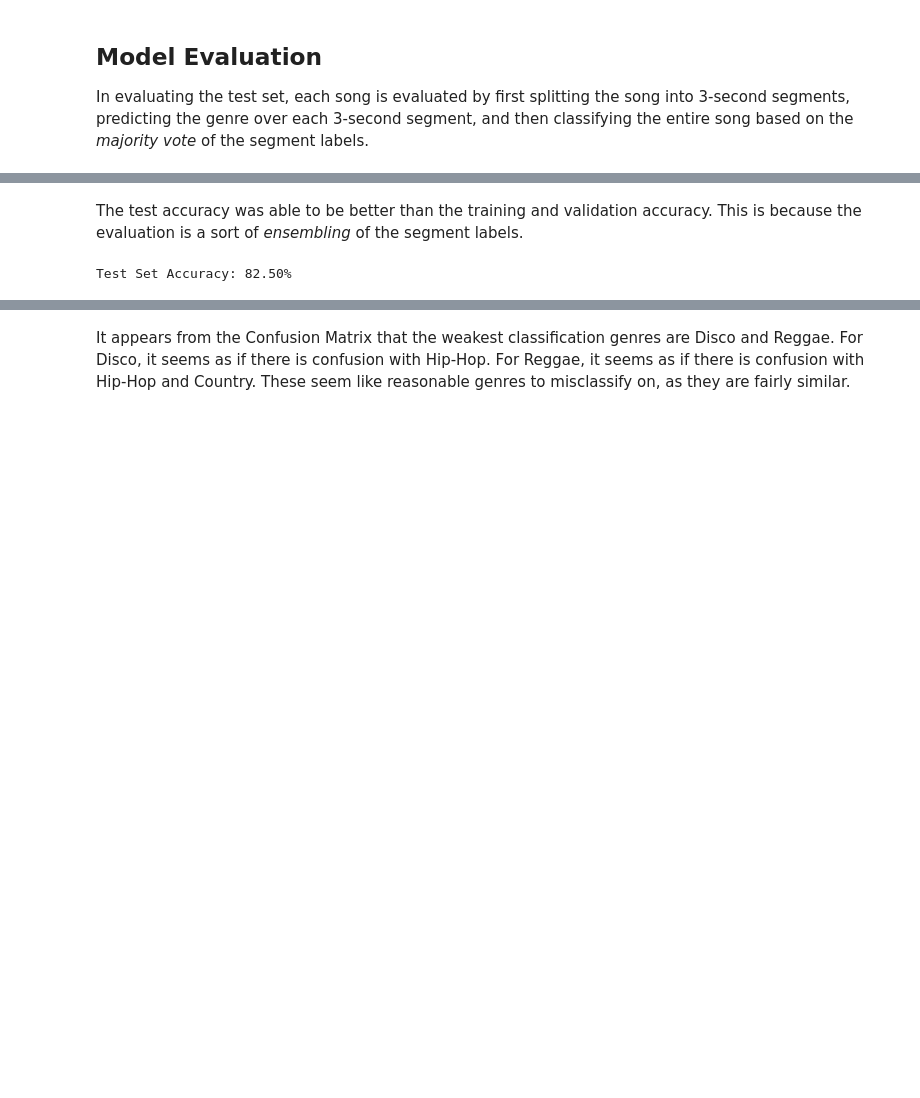
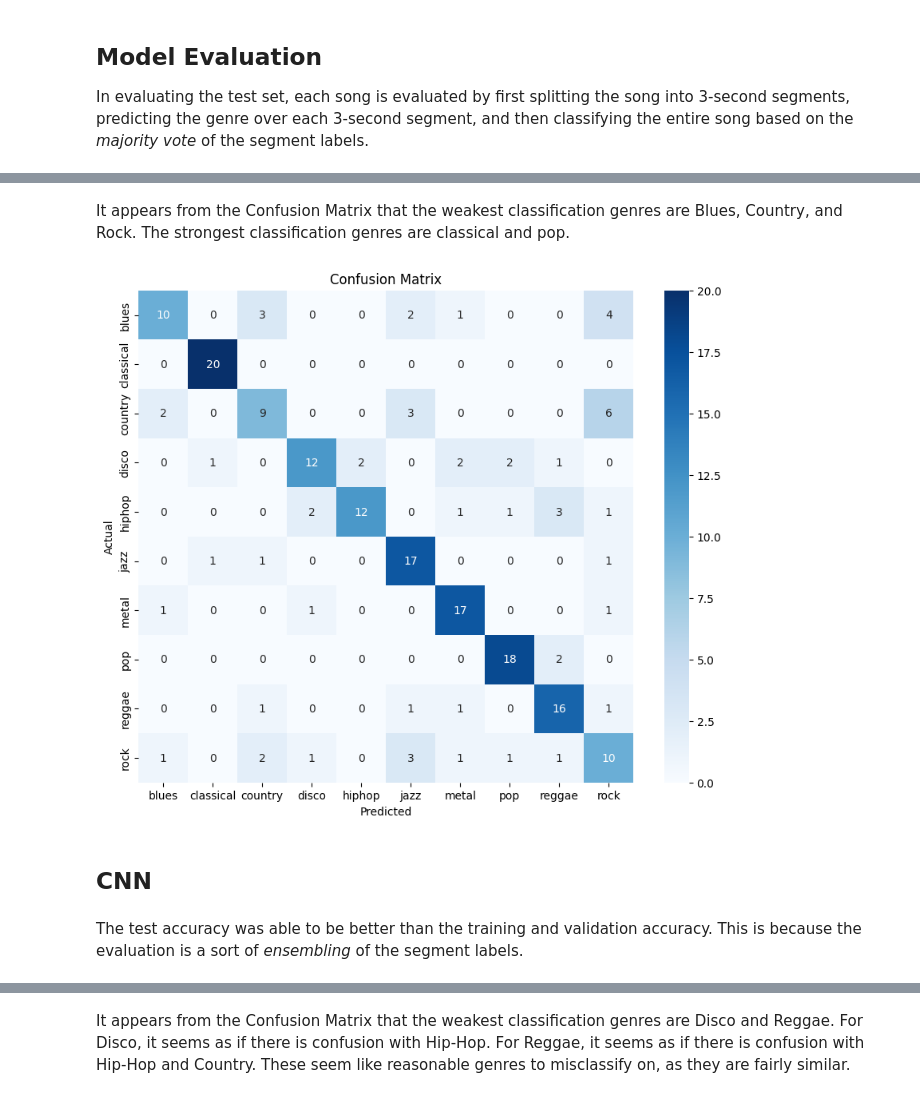
Before and after one commit to VkumarStack/Genre_Classifier, a Jupyter notebook: Neural_Network/GenreClassifierNN.ipynb, the cells around one changed output, grey strips where cells are left out. Saved outputs shown, nothing was run; the diff lists cells and outputs as text; code cells hidden in the pictures; blank space fills up the shorter version.

```diff
--- a/Neural_Network/GenreClassifierNN.ipynb
+++ b/Neural_Network/GenreClassifierNN.ipynb
@@ -175,13 +257,3 @@ for segment in test_segments:
     test_features.append(features)
 
 test_features = np.array(test_features)
-test_features = test_features.reshape(test_features.shape[0], test_features.shape[1], test_features.shape[2], 1)
-
-segment_predictions = model.predict(test_features)
-segment_pred_labels = np.argmax(segment_predictions, axis=1)
-
-song_predictions = []
-for song_id in set(test_song_ids):
-    song_segment_pred_labels = [segment_pred_labels[i] for i in range(len(test_song_ids)) if test_song_ids[i] == song_id]
-    majority_vote_label = Counter(song_segment_pred_labels).most_common(1)[0][0]
-    song_predictions.append(majority_vote_label)
@@ -189,0 +262,21 @@ for song_id in set(test_song_ids):
+# %%
+from tensorflow.keras import models
+
+model = models.load_model('LSTM.keras')
+test_features_lstm = test_features.transpose(0, 2, 1)
+
+segment_predictions = model.predict(test_features_lstm)
+segment_pred_labels = np.argmax(segment_predictions, axis=1)
+
+song_predictions = []
+for song_id in set(test_song_ids):
+    song_segment_pred_labels = [segment_pred_labels[i] for i in range(len(test_song_ids)) if test_song_ids[i] == song_id]
+    majority_vote_label = Counter(song_segment_pred_labels).most_common(1)[0][0]
+    song_predictions.append(majority_vote_label)
+
+song_pred_labels = le.inverse_transform(song_predictions)
+
+test_song_true_labels = le.transform(test_labels)
+correct_predictions = sum(np.array(song_predictions) == test_song_true_labels)
+accuracy = correct_predictions / len(test_song_true_labels)
+print(f'Test Set Accuracy: {accuracy * 100:.2f}%')
@@ -190,11 +286,21 @@ for song_id in set(test_song_ids):
+# %% [markdown]
+It appears from the Confusion Matrix that the weakest classification genres are Blues, Country, and Rock. The strongest classification genres are classical and pop.
+# %%
+from sklearn.metrics import confusion_matrix
+import seaborn as sns
+predicted_labels = le.inverse_transform(song_predictions)
+actual_labels = test_labels
+
+cm = confusion_matrix(actual_labels, predicted_labels, labels=le.classes_)
+plt.figure(figsize=(10, 8))
+sns.heatmap(cm, annot=True, fmt='d', cmap='Blues', xticklabels=le.classes_, yticklabels=le.classes_)
+plt.xlabel('Predicted')
+plt.ylabel('Actual')
+plt.title('Confusion Matrix')
+plt.show()
+# %% [output]
+[figure, added]
+# %% [markdown]
+## CNN
 # %% [markdown]
 The test accuracy was able to be better than the training and validation accuracy. This is because the evaluation is a sort of *ensembling* of the segment labels.
-# %%
-song_pred_labels = le.inverse_transform(song_predictions)
-
-test_song_true_labels = le.transform(test_labels)
-correct_predictions = sum(np.array(song_predictions) == test_song_true_labels)
-accuracy = correct_predictions / len(test_song_true_labels)
-print(f'Test Set Accuracy: {accuracy * 100:.2f}%')
-# %% [output]
-Test Set Accuracy: 82.50%
```
Also changed, not shown: parts of 12 cells of this notebook, 1 other file.
